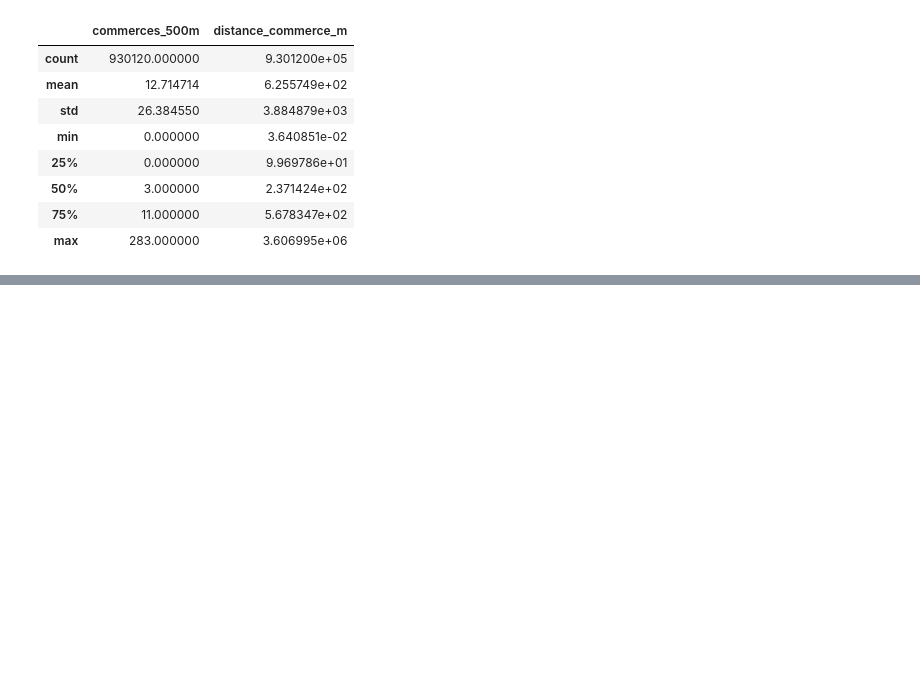
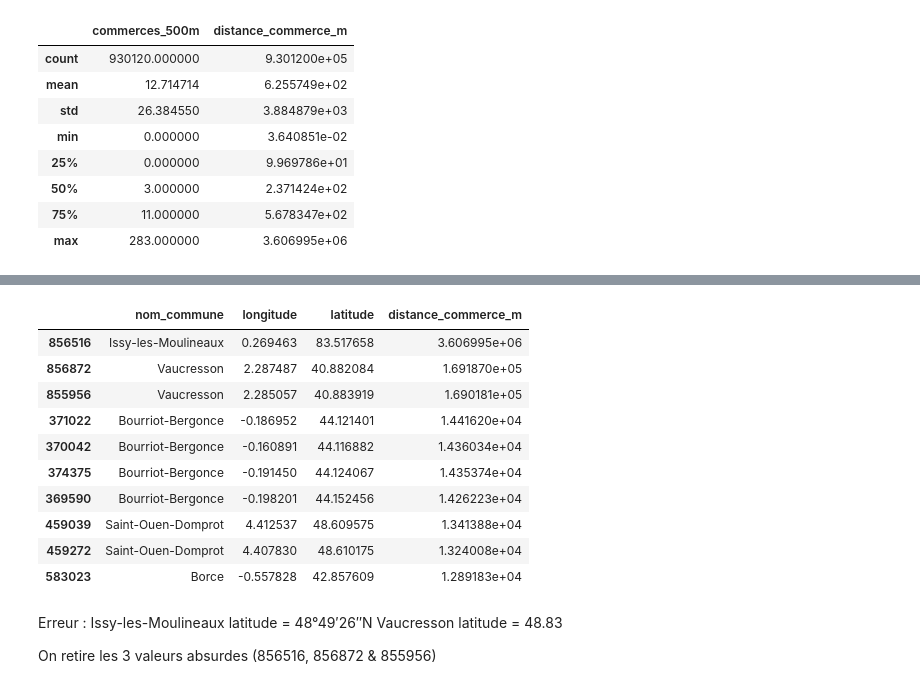
Before and after one commit to Samsamdu86/projet__python_DS, a Jupyter notebook: notebooks/03_prix_distance.ipynb, the cells around one changed output, grey strips where cells are left out. Cells and saved outputs as stored; diff of their text form; code cells hidden in the pictures; blank space fills up the shorter version.

```diff
--- a/notebooks/03_prix_distance.ipynb
+++ b/notebooks/03_prix_distance.ipynb
@@ -146,0 +164,23 @@ dvf[["commerces_500m", "distance_commerce_m"]].describe()
+# %%
+dvf.nlargest(10, "distance_commerce_m")[
+    ["nom_commune", "longitude", "latitude",
+     "distance_commerce_m"]
+]
+# %% [output]
+|  | nom_commune | longitude | latitude | distance_commerce_m |
+| 856516 | Issy-les-Moulineaux | 0.269463 | 83.517658 | 3.606995e+06 |
+| 856872 | Vaucresson | 2.287487 | 40.882084 | 1.691870e+05 |
+| 855956 | Vaucresson | 2.285057 | 40.883919 | 1.690181e+05 |
+| 371022 | Bourriot-Bergonce | -0.186952 | 44.121401 | 1.441620e+04 |
+| 370042 | Bourriot-Bergonce | -0.160891 | 44.116882 | 1.436034e+04 |
+| 374375 | Bourriot-Bergonce | -0.191450 | 44.124067 | 1.435374e+04 |
+| 369590 | Bourriot-Bergonce | -0.198201 | 44.152456 | 1.426223e+04 |
+| 459039 | Saint-Ouen-Domprot | 4.412537 | 48.609575 | 1.341388e+04 |
+| 459272 | Saint-Ouen-Domprot | 4.407830 | 48.610175 | 1.324008e+04 |
+| 583023 | Borce | -0.557828 | 42.857609 | 1.289183e+04 |
+# %% [markdown]
+Erreur :
+Issy-les-Moulineaux latitude = 48°49′26″N
+Vaucresson latitude = 48.83
+
+On retire les 3 valeurs absurdes (856516, 856872 & 855956)
```
Also changed, not shown: parts of 3 cells of this notebook.
